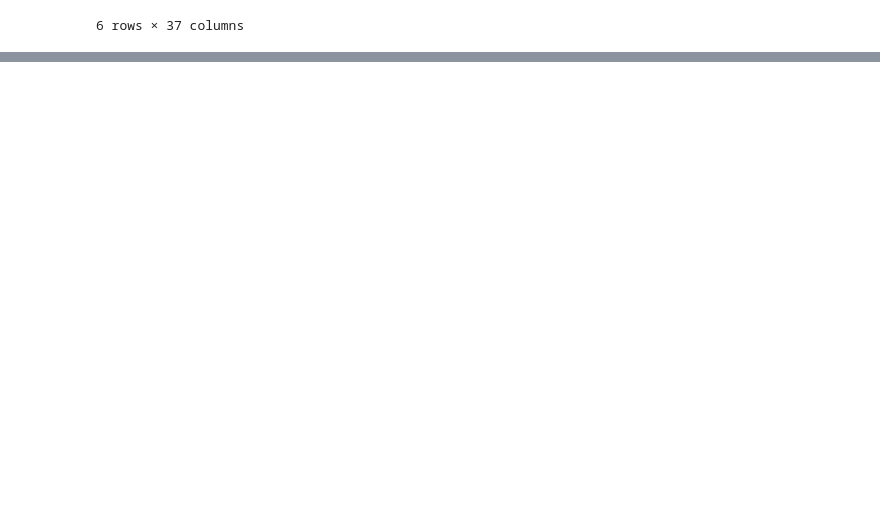
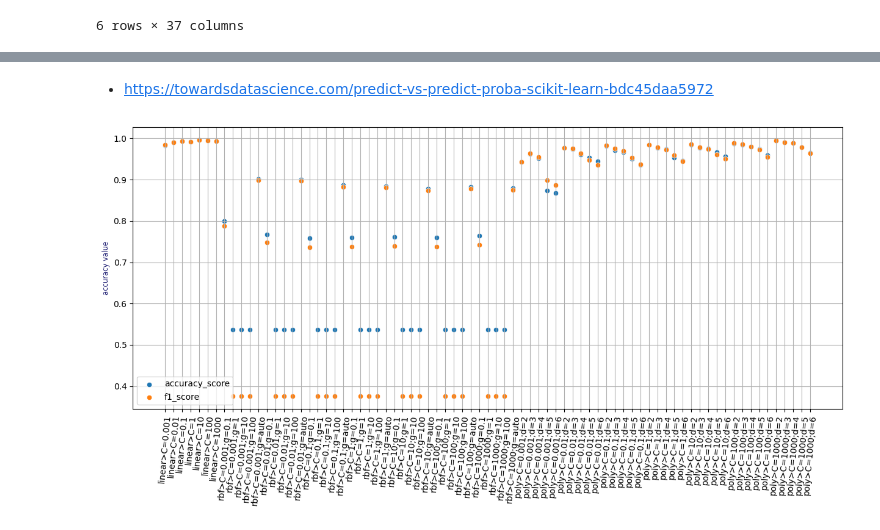
Before and after one commit to DenysTantsiura/datas, a Jupyter notebook: Hw_5/Hw5.1.ipynb, the cells around one changed output, grey strips where cells are left out. Drawn from its saved outputs; the diff is of its cells as text; code cells hidden in the pictures; blank space fills up the shorter version.

```diff
--- a/Hw_5/Hw5.1.ipynb
+++ b/Hw_5/Hw5.1.ipynb
@@ -149,0 +181,43 @@ y = df.iloc[:, 0]
+# %%
+C = [10**q for q in range(-3, 4)]  # 7
+gamma = [10**g for g in range(-2, 2)]  # 4+
+gamma.append('auto')
+degree = [d for d in range(2,7)]  # 6
+models_svc_linear = {f'linear>C={coef_C}':SVC(kernel='linear', C=coef_C, probability=True).fit(X_train, y_train) for coef_C in C}
+models_svc_rbf = {f'rbf>C={coef_C};g={coef_g}': SVC(kernel='rbf', C=coef_C, gamma=coef_g, probability=True).fit(X_train, y_train) for coef_C in C for coef_g in gamma}
+models_svc_poly = {f'poly>C={coef_C};d={deg}': SVC(kernel='poly', degree=deg, C=coef_C, probability=True).fit(X_train, y_train) for coef_C in C for deg in degree}
+# %% [markdown]
+- https://towardsdatascience.com/predict-vs-predict-proba-scikit-learn-bdc45daa5972
+# %%
+# отримаємо значення моделей за валідаційними вибірками і перевіримо узагальнену точність [accuracy_score, f1_score, ]
+def run_model(model: SVC, new_data: pd.DataFrame, real_result: pd.Series) -> list:
+    y_valid_pred = model.predict_proba(new_data)  # [:, 2]  # probability for classification_human_activity[2]
+    from_model_by_max = pd.DataFrame(y_valid_pred).idxmax(1).values
+    m1 = accuracy_score(real_result, from_model_by_max)
+    m2 = f1_score(real_result, from_model_by_max, average='weighted')  # None = for each class
+    # roc_auc_score(real_result, y_valid_pred)  #! multi_class must be in ('ovo', 'ovr')
+
+    return [m1, m2]
+# %%
+# обрахуємо результати перевірки
+valid_linear = {mark:run_model(model, X_valid, y_valid) for mark, model in models_svc_linear.items()}
+valid_rbf = {mark:run_model(model, X_valid, y_valid) for mark, model in models_svc_rbf.items()}
+valid_poly = {mark:run_model(model, X_valid, y_valid) for mark, model in models_svc_poly.items()}
+# %%
+# порівняємо результати між собою...
+valid_results = {}
+valid_results.update(valid_linear)
+valid_results.update(valid_rbf)
+valid_results.update(valid_poly)
+valid_results = pd.DataFrame(valid_results).T
+# %%
+plt.figure(figsize=(15,6))
+ax = sns.scatterplot(x=valid_results.index, y=0, data=valid_results, label='accuracy_score')
+ax = sns.scatterplot(x=valid_results.index, y=1, data=valid_results, label='f1_score')
+plt.xticks(rotation=85)
+plt.ylabel('accuracy value', fontsize='small', color='midnightblue')
+plt.grid()
+ax.legend()
+plt.show()
+# %% [output]
+[figure, added]
```
Also changed, not shown: parts of 17 cells of this notebook, 4 other files.
